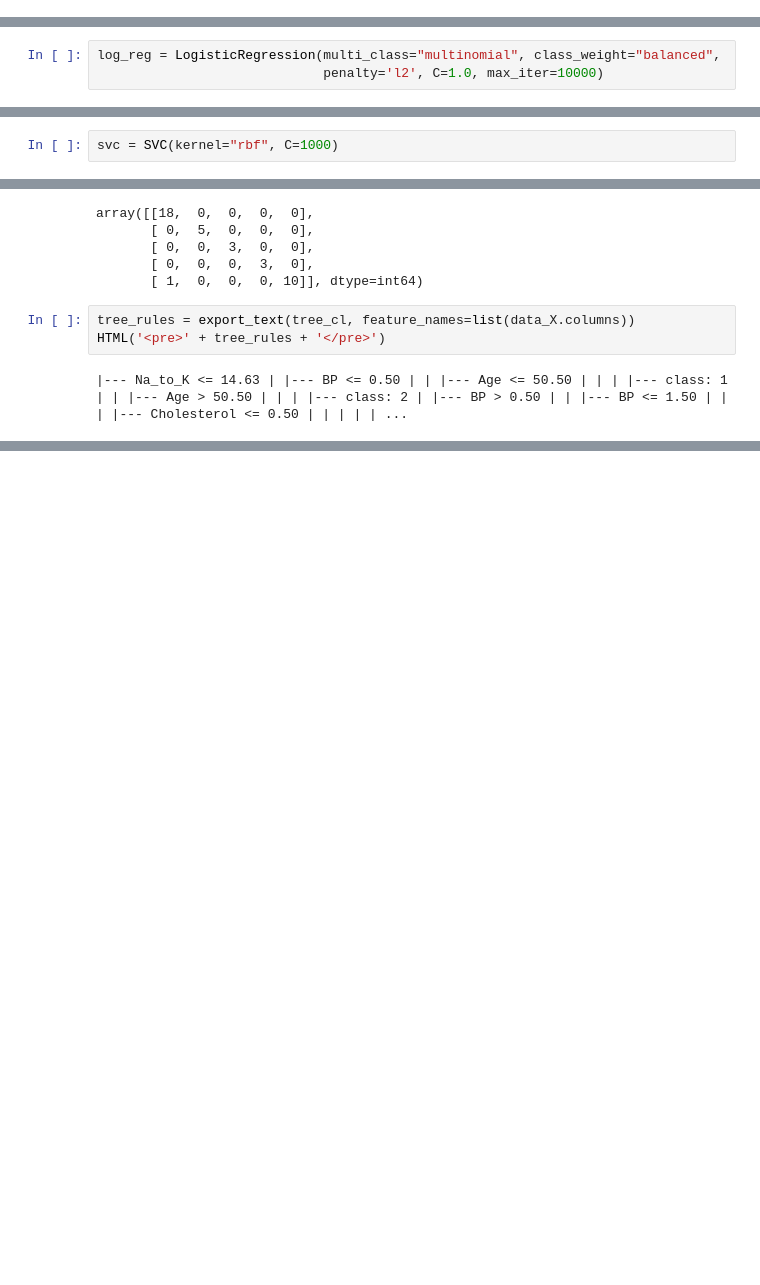
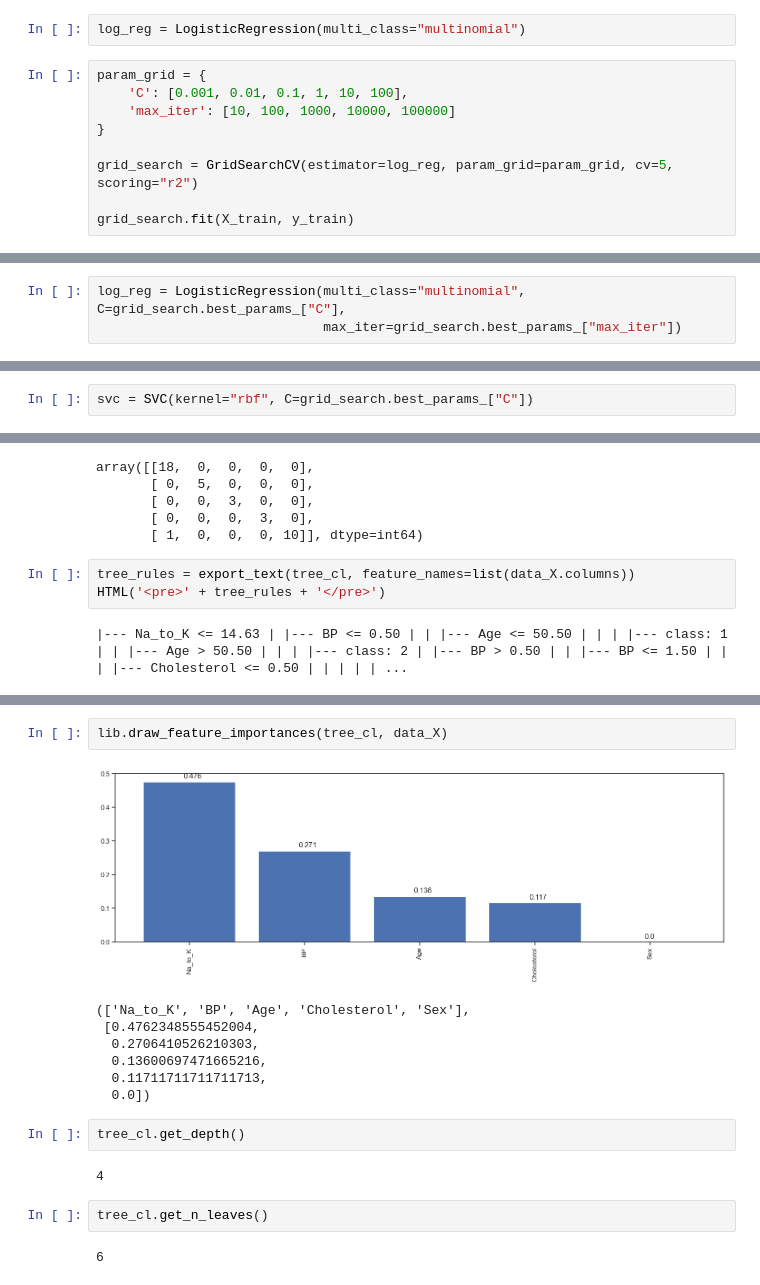
Before and after one commit to pluxaaa/MLT, a Jupyter notebook: L4/L4_drugs.ipynb, the cells around one changed output, grey strips where cells are left out. Saved outputs shown, nothing was run; the diff lists cells and outputs as text; blank space fills up the shorter version.

```diff
--- a/L4/L4_drugs.ipynb
+++ b/L4/L4_drugs.ipynb
@@ -154,2 +172,13 @@ X_train, X_test, y_train, y_test = train_test_split(data_X, data_y, test_size=0.
 # %% [markdown]
 1. Логистическая регрессия
+# %%
+log_reg = LogisticRegression(multi_class="multinomial")
+# %%
+param_grid = {
+    'C': [0.001, 0.01, 0.1, 1, 10, 100],
+    'max_iter': [10, 100, 1000, 10000, 100000]
+}
+
+grid_search = GridSearchCV(estimator=log_reg, param_grid=param_grid, cv=5, scoring="r2")
+
+grid_search.fit(X_train, y_train)
@@ -156,6 +214,6 @@ X_train, X_test, y_train, y_test = train_test_split(data_X, data_y, test_size=0.
 # %%
-log_reg = LogisticRegression(multi_class="multinomial", class_weight="balanced",
-                             penalty='l2', C=1.0, max_iter=10000)
+log_reg = LogisticRegression(multi_class="multinomial", C=grid_search.best_params_["C"],
+                             max_iter=grid_search.best_params_["max_iter"])
 # %%
 log_reg.fit(X_train, y_train)
 # %% [output]
@@ -213,7 +294,7 @@ grid_search.best_params_
 # %% [output]
 {'C': 1000}
 # %%
-svc = SVC(kernel="rbf", C=1000)
+svc = SVC(kernel="rbf", C=grid_search.best_params_["C"])
 # %%
 svc.fit(X_train, y_train)
 # %% [output]
@@ -295,0 +385,18 @@ graph
+# %%
+lib.draw_feature_importances(tree_cl, data_X)
+# %% [output]
+[figure, added]
+(['Na_to_K', 'BP', 'Age', 'Cholesterol', 'Sex'],
+ [0.4762348555452004,
+  0.2706410526210303,
+  0.13600697471665216,
+  0.11711711711711713,
+  0.0])
+# %%
+tree_cl.get_depth()
+# %% [output]
+4
+# %%
+tree_cl.get_n_leaves()
+# %% [output]
+6
```
Also changed, not shown: parts of 13 cells of this notebook, 8 other files.
